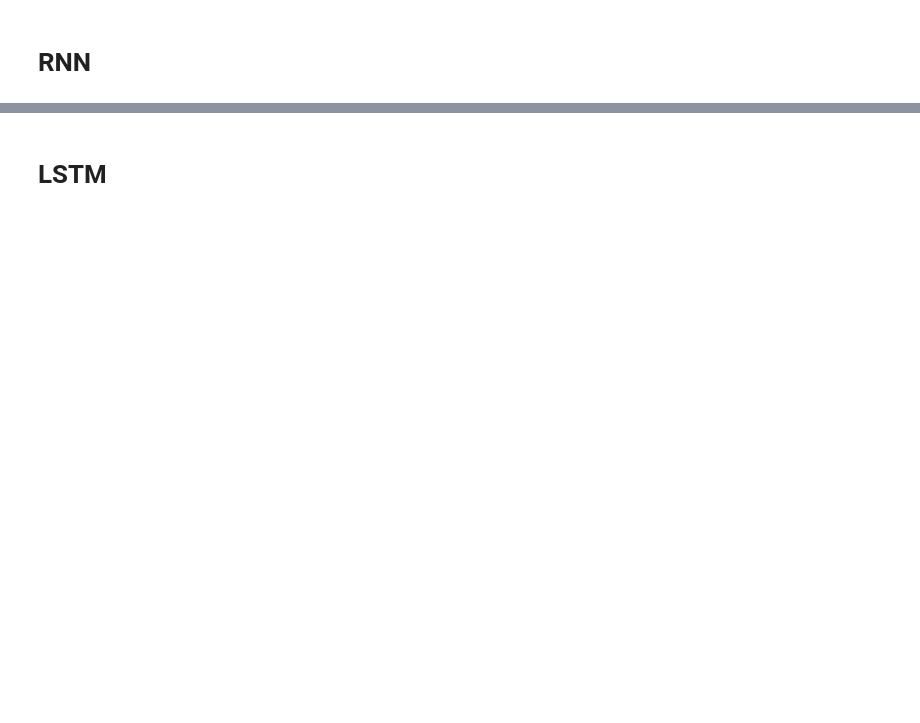
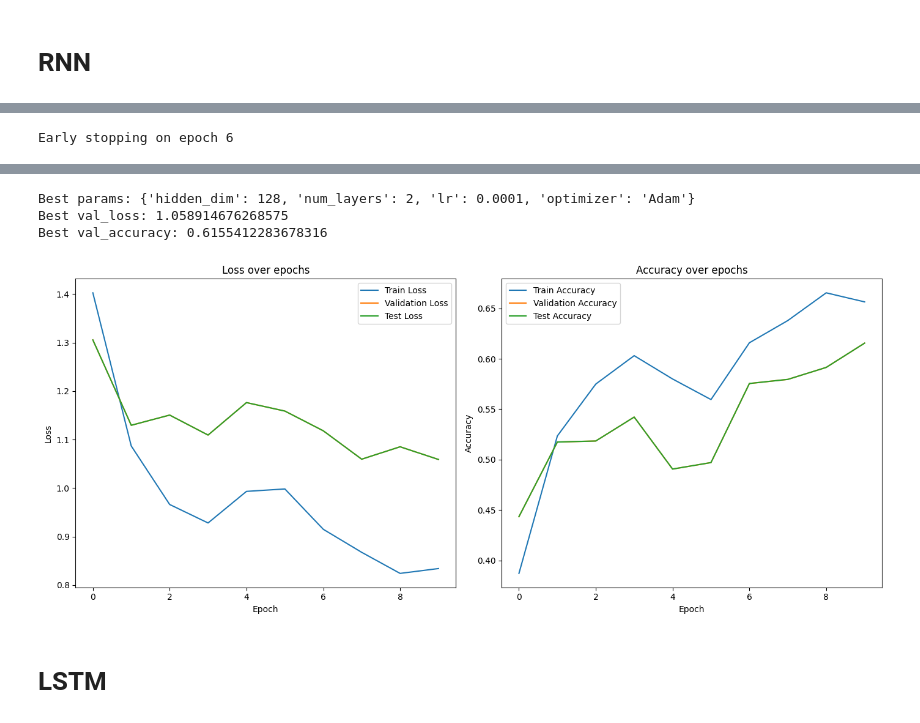
Before and after one commit to TheAlexGrimes30/Neural-Networks, a Jupyter notebook: RecurrentNN/rnn.ipynb, the cells around one changed output, grey strips where cells are left out. Drawn from its saved outputs; the diff is of its cells as text; code cells hidden in the pictures; blank space fills up the shorter version.

```diff
--- a/RecurrentNN/rnn.ipynb
+++ b/RecurrentNN/rnn.ipynb
@@ -199,12 +216,18 @@ def evaluate(model, criterion, val_loader, device):
 
             outputs = model(X)
             loss = criterion(outputs, y)
+
             total_loss += loss.item()
-
             preds = torch.argmax(outputs, dim=1)
             correct += (preds == y).sum().item()
             total += y.size(0)
-    return total_loss / len(val_loader), correct / total
+
+    avg_loss = total_loss / len(val_loader)
+    avg_acc = correct / total
+    return avg_loss, avg_acc
+# %%
+def evaluate_test(model, criterion, test_loader, device):
+    return evaluate(model, criterion, test_loader, device)
 # %%
 def objective(trial, model_option="rnn"):
     hidden_dim = trial.suggest_categorical('hidden_dim', [32, 64, 128])
@@ -228,18 +251,34 @@ def objective(trial, model_option="rnn"):
 
     criterion = nn.CrossEntropyLoss()
 
+    history = {
+        'train_loss': [], 'val_loss': [], 'test_loss': [],
+        'train_accuracy': [], 'val_accuracy': [], 'test_accuracy': []
+    }
+
     best_val_loss = float('inf')
+    best_val_accuracy = 0.0
     patience = 5
     counter = 0
 
     for epoch in tqdm(range(10), desc="Training"):
-        train_loss = train(model, optimizer, criterion, train_loader, device)
+        train_loss, train_acc = train(model, optimizer, criterion, train_loader, device)
         val_loss, val_acc = evaluate(model, criterion, test_loader, device)
+        test_loss, test_acc = evaluate_test(model, criterion, test_loader, device)
+
+        history['train_loss'].append(train_loss)
+        history['val_loss'].append(val_loss)
+        history['test_loss'].append(test_loss)
+
+        history['train_accuracy'].append(train_acc)
+        history['val_accuracy'].append(val_acc)
+        history['test_accuracy'].append(test_acc)
 
         trial.report(val_loss, epoch)
 
         if val_loss < best_val_loss:
             best_val_loss = val_loss
+            best_val_accuracy = val_acc
             counter = 0
         else:
             counter += 1
@@ -250,4 +289,7 @@ def objective(trial, model_option="rnn"):
         if trial.should_prune():
             raise optuna.TrialPruned()
 
+    trial.set_user_attr('history', history)
+    trial.set_user_attr('best_val_accuracy', best_val_accuracy)
+
     return best_val_loss
@@ -265,7 +297,13 @@ Best score: 0.7647518818416903
 # RNN
 # %%
 study = optuna.create_study(direction="minimize")
-study.optimize(objective, n_trials=5, model_option="rnn")
+study.optimize(lambda trial: objective(trial, model_option="rnn"), n_trials=5)
 
 print("Best params:", study.best_params)
-print("Best score:", study.best_value)
+print("Best val_loss:", study.best_value)
+print("Best val_accuracy:", study.best_trial.user_attrs['best_val_accuracy'])
+
+best_trial = study.best_trial
+history = best_trial.user_attrs['history']
+plot_train_val_test_accuracy_loss(history)
+# %% [output]
@@ -271,0 +315 @@ print("Best score:", study.best_value)
+Early stopping on epoch 6
@@ -272,3 +317,7 @@ print("Best score:", study.best_value)
+Best params: {'hidden_dim': 128, 'num_layers': 2, 'lr': 0.0001, 'optimizer': 'Adam'}
+Best val_loss: 1.058914676268575
+Best val_accuracy: 0.6155412283678316
+[figure, added]
 # %% [markdown]
 # LSTM
 # %%
```
Also changed, not shown: parts of 7 cells of this notebook.
